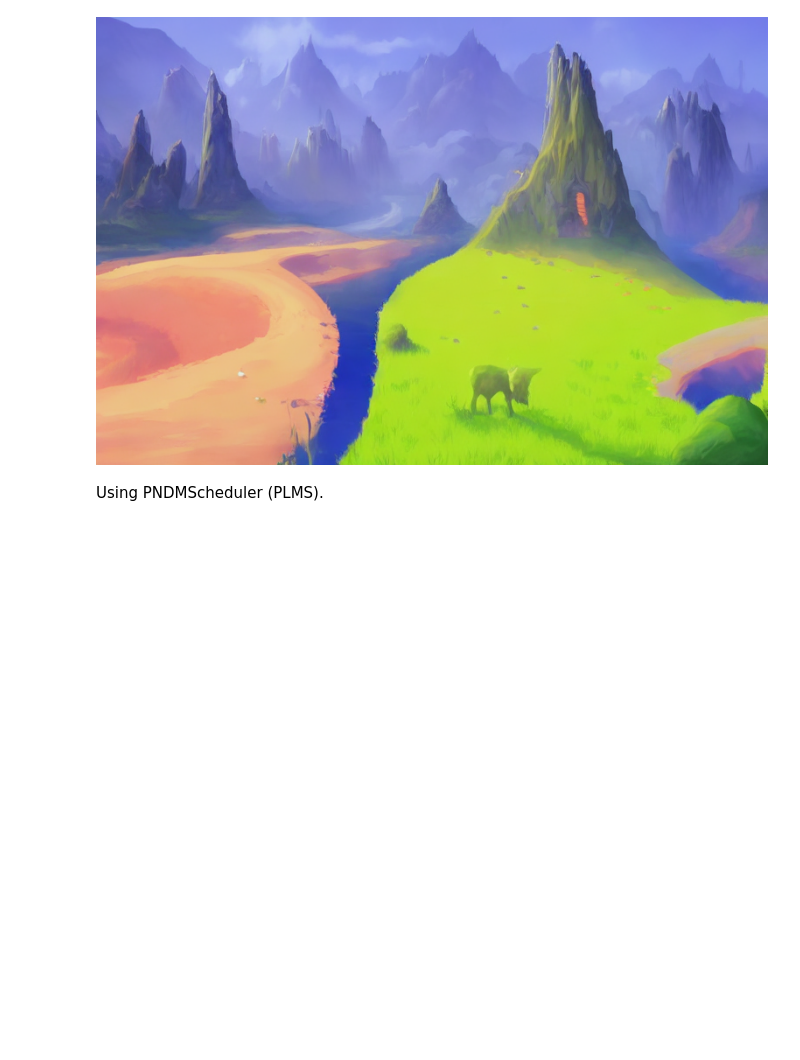
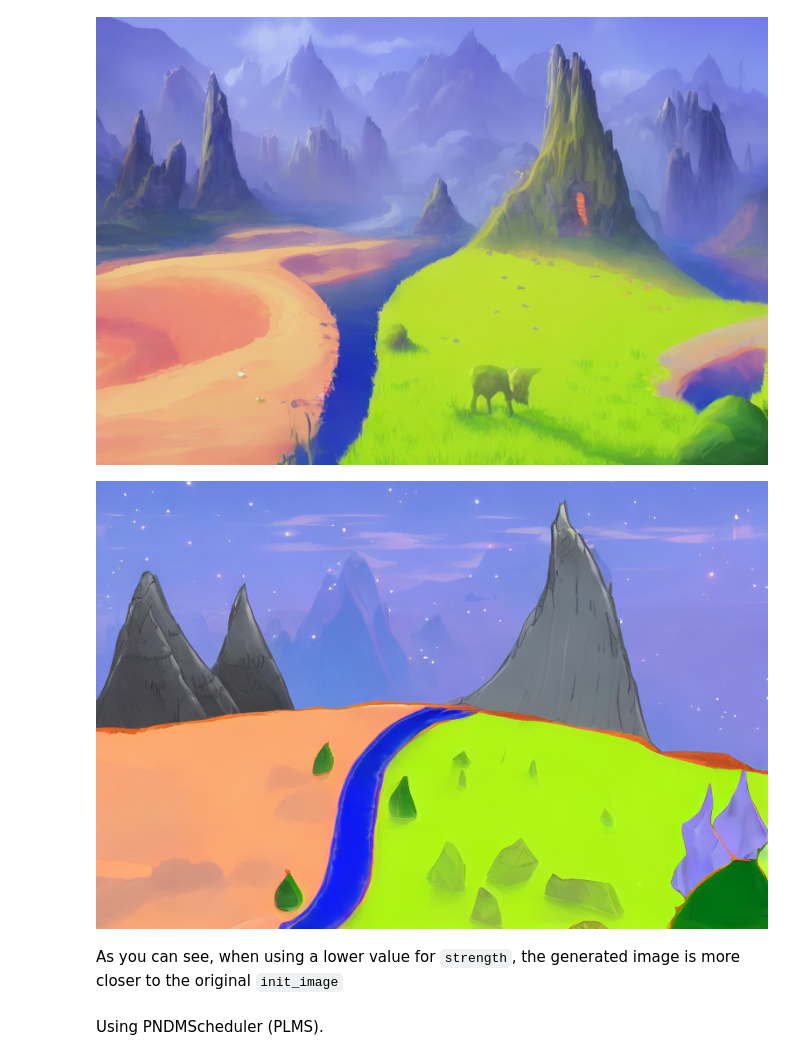
Before and after one commit to patil-suraj/Notebooks, a Jupyter notebook: image_2_image_using_diffusers.ipynb, the cells around one changed output. Drawn from its saved outputs; the diff is of its cells as text; code cells hidden in the pictures; blank space fills up the shorter version.

```diff
--- a/image_2_image_using_diffusers.ipynb
+++ b/image_2_image_using_diffusers.ipynb
@@ -108,6 +105,9 @@ class StableDiffusionImg2ImgPipeline(DiffusionPipeline):
             batch_size = len(prompt)
         else:
             raise ValueError(f"`prompt` has to be of type `str` or `list` but is {type(prompt)}")
+
+        if strength < 0 or strength > 1:
+          raise ValueError(f'The value of strength should in [0.0, 1.0] but is {strength}')
 
         # set timesteps
         accepts_offset = "offset" in set(inspect.signature(self.scheduler.set_timesteps).parameters.keys())
@@ -267,6 +269,15 @@ with autocast("cuda"):
 images[0]
 # %% [output]
 [figure]
+# %%
+with autocast("cuda"):
+    images = pipe(prompt=prompt, init_image=init_image, strength=0.5, guidance_scale=7.5, generator=generator)["sample"]
+# %%
+images[0]
+# %% [output]
+[figure, added]
+# %% [markdown]
+As you can see, when using a lower value for `strength`, the generated image is more closer to the original `init_image`
 # %% [markdown]
 Using PNDMScheduler (PLMS).
 # %%
```
Also changed, not shown: parts of 4 cells of this notebook.
